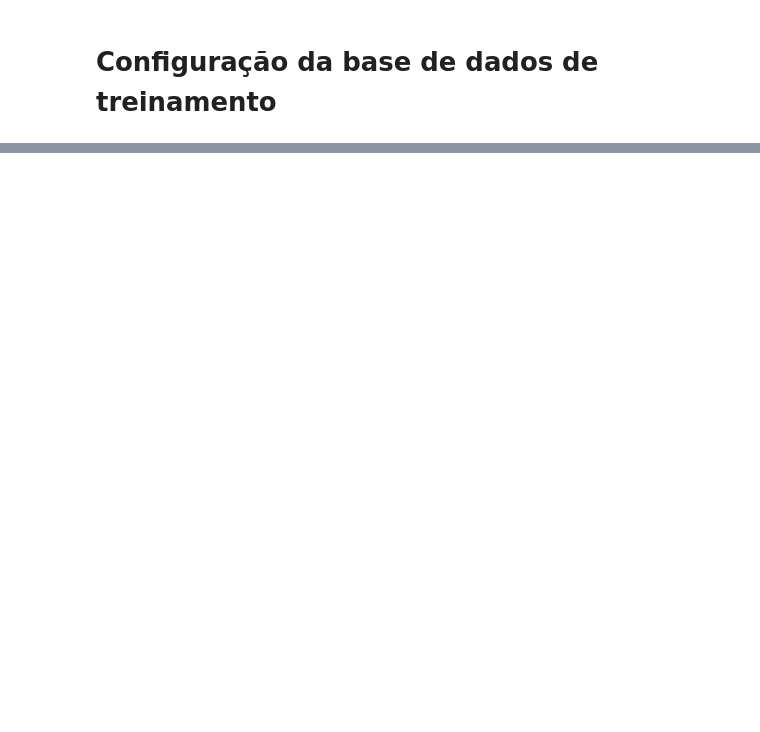
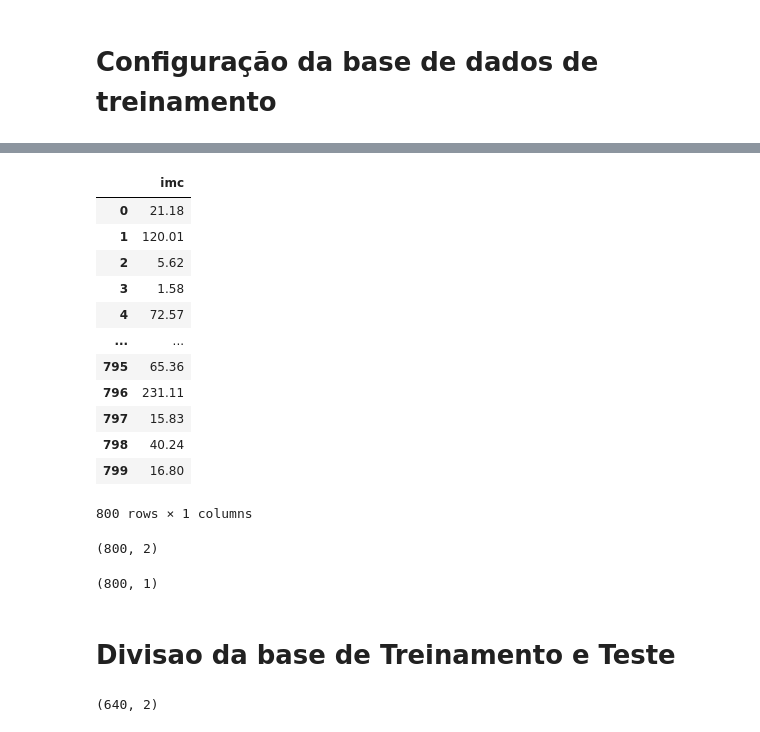
Before and after one commit to marcelounb/DeepLearning, a Jupyter notebook: Projeto1_IMC_Marcelounb.ipynb, the cells around one changed output, grey strips where cells are left out. Drawn from its saved outputs; the diff is of its cells as text; code cells hidden in the pictures; blank space fills up the shorter version.

```diff
--- a/Projeto1_IMC_Marcelounb.ipynb
+++ b/Projeto1_IMC_Marcelounb.ipynb
@@ -58,0 +71,28 @@ sns.scatterplot(imcs['weight'], imcs['imc'])
+# %%
+y = imcs.iloc[:, -1:]
+# %%
+y
+# %% [output]
+|  | imc |
+| 0 | 21.18 |
+| 1 | 120.01 |
+| 2 | 5.62 |
+| 3 | 1.58 |
+| 4 | 72.57 |
+| ... | ... |
+| 795 | 65.36 |
+| 796 | 231.11 |
+| 797 | 15.83 |
+| 798 | 40.24 |
+| 799 | 16.80 |
+800 rows × 1 columns
+# %%
+X.shape
+# %% [output]
+(800, 2)
+# %%
+y.shape
+# %% [output]
+(800, 1)
+# %% [markdown]
+# Divisao da base de Treinamento e Teste
@@ -59,2 +102,4 @@ sns.scatterplot(imcs['weight'], imcs['imc'])
 # %%
-X_train = imcs[]
+X_train.shape
+# %% [output]
+(640, 2)
```
Also changed, not shown: parts of 23 cells of this notebook.
